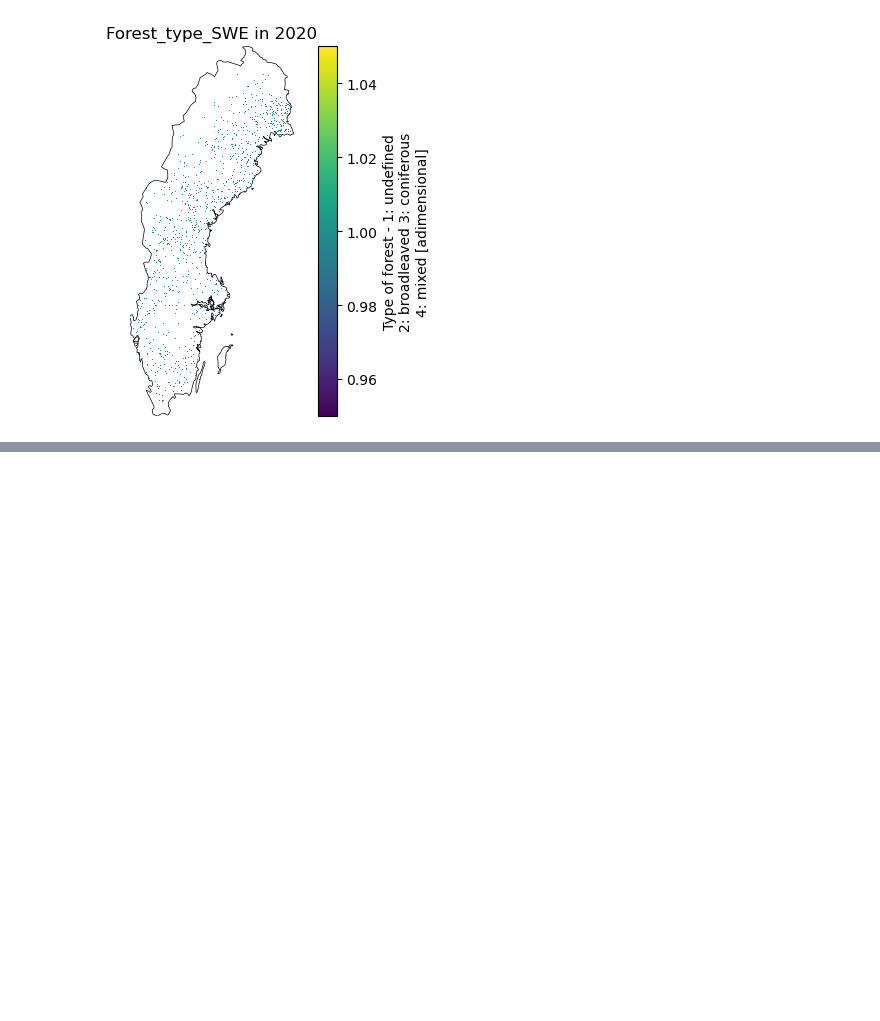
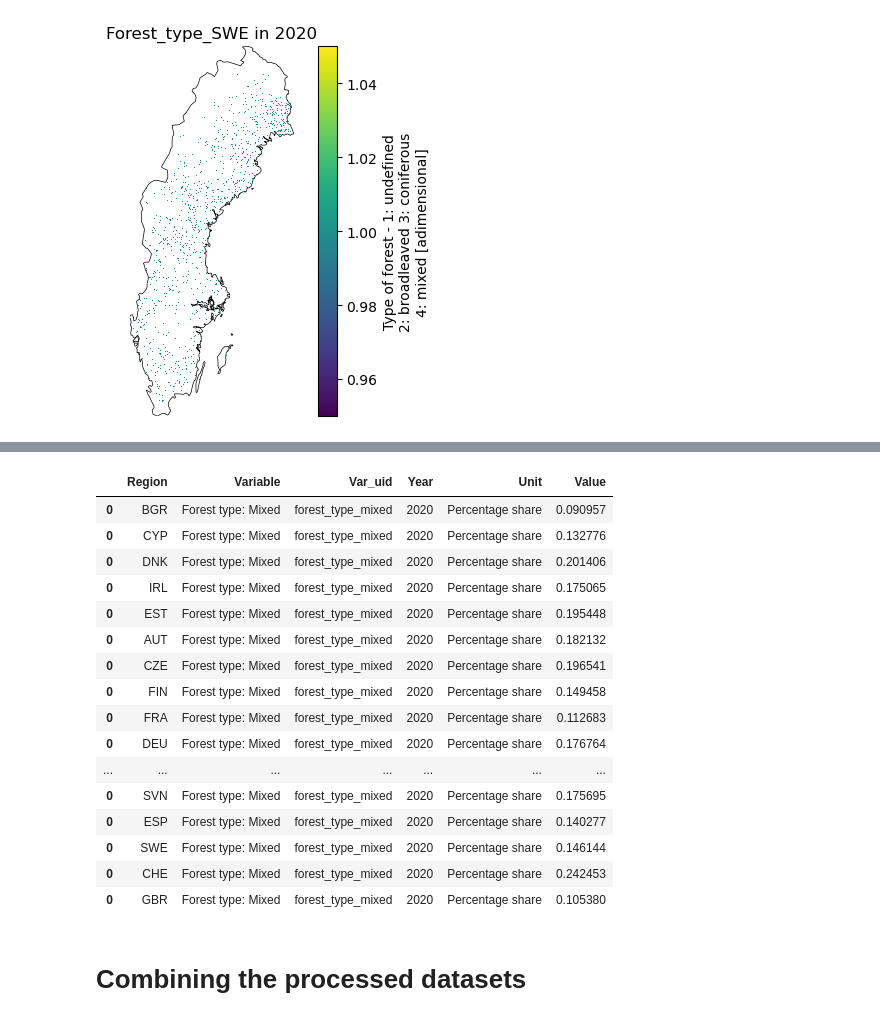
Before and after one commit to firzari/forest_data_analysis, a Jupyter notebook: notebook/forest_type.ipynb, the cells around one changed output, grey strips where cells are left out. Cells and saved outputs as stored; diff of their text form; code cells hidden in the pictures; blank space fills up the shorter version.

```diff
--- a/notebook/forest_type.ipynb
+++ b/notebook/forest_type.ipynb
@@ -150,0 +351,22 @@ type_cover_perc_df
+# %%
+mixed_cover_perc_df
+# %% [output]
+|  | Region | Variable | Var_uid | Year | Unit | Value |
+| 0 | BGR | Forest type: Mixed | forest_type_mixed | 2020 | Percentage share | 0.090957 |
+| 0 | CYP | Forest type: Mixed | forest_type_mixed | 2020 | Percentage share | 0.132776 |
+| 0 | DNK | Forest type: Mixed | forest_type_mixed | 2020 | Percentage share | 0.201406 |
+| 0 | IRL | Forest type: Mixed | forest_type_mixed | 2020 | Percentage share | 0.175065 |
+| 0 | EST | Forest type: Mixed | forest_type_mixed | 2020 | Percentage share | 0.195448 |
+| 0 | AUT | Forest type: Mixed | forest_type_mixed | 2020 | Percentage share | 0.182132 |
+| 0 | CZE | Forest type: Mixed | forest_type_mixed | 2020 | Percentage share | 0.196541 |
+| 0 | FIN | Forest type: Mixed | forest_type_mixed | 2020 | Percentage share | 0.149458 |
+| 0 | FRA | Forest type: Mixed | forest_type_mixed | 2020 | Percentage share | 0.112683 |
+| 0 | DEU | Forest type: Mixed | forest_type_mixed | 2020 | Percentage share | 0.176764 |
+| ... | ... | ... | ... | ... | ... | ... |
+| 0 | SVN | Forest type: Mixed | forest_type_mixed | 2020 | Percentage share | 0.175695 |
+| 0 | ESP | Forest type: Mixed | forest_type_mixed | 2020 | Percentage share | 0.140277 |
+| 0 | SWE | Forest type: Mixed | forest_type_mixed | 2020 | Percentage share | 0.146144 |
+| 0 | CHE | Forest type: Mixed | forest_type_mixed | 2020 | Percentage share | 0.242453 |
+| 0 | GBR | Forest type: Mixed | forest_type_mixed | 2020 | Percentage share | 0.105380 |
+# %% [markdown]
+# Combining the processed datasets
```
Also changed, not shown: parts of 16 cells of this notebook, 1 other file.
